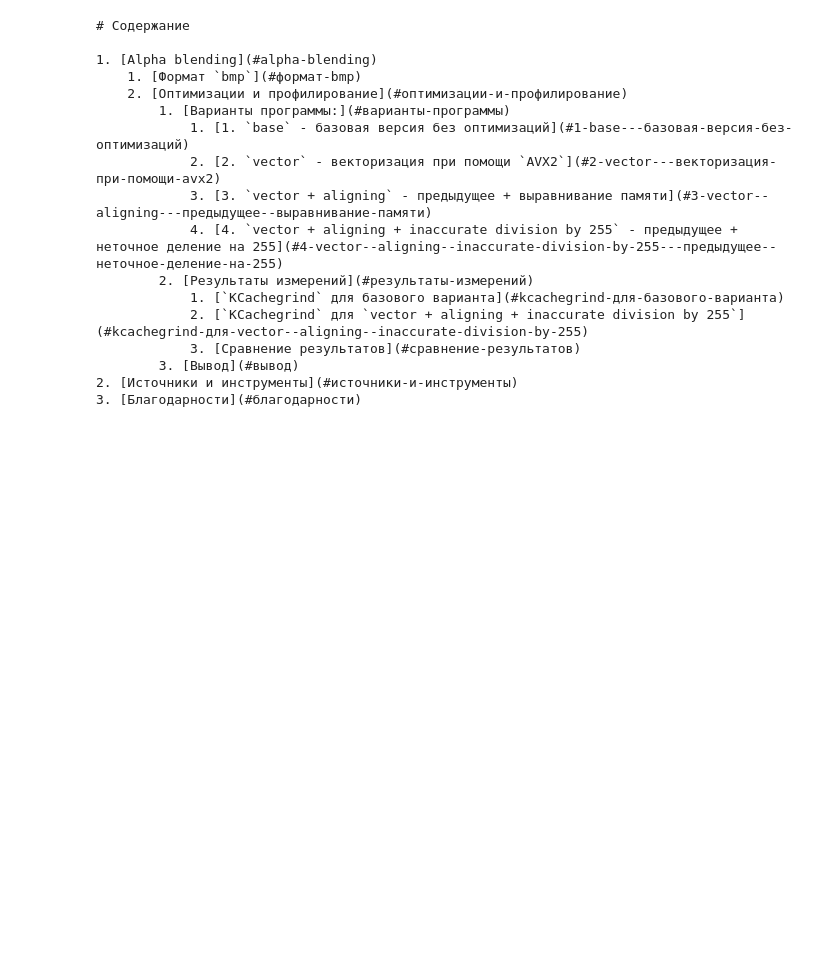
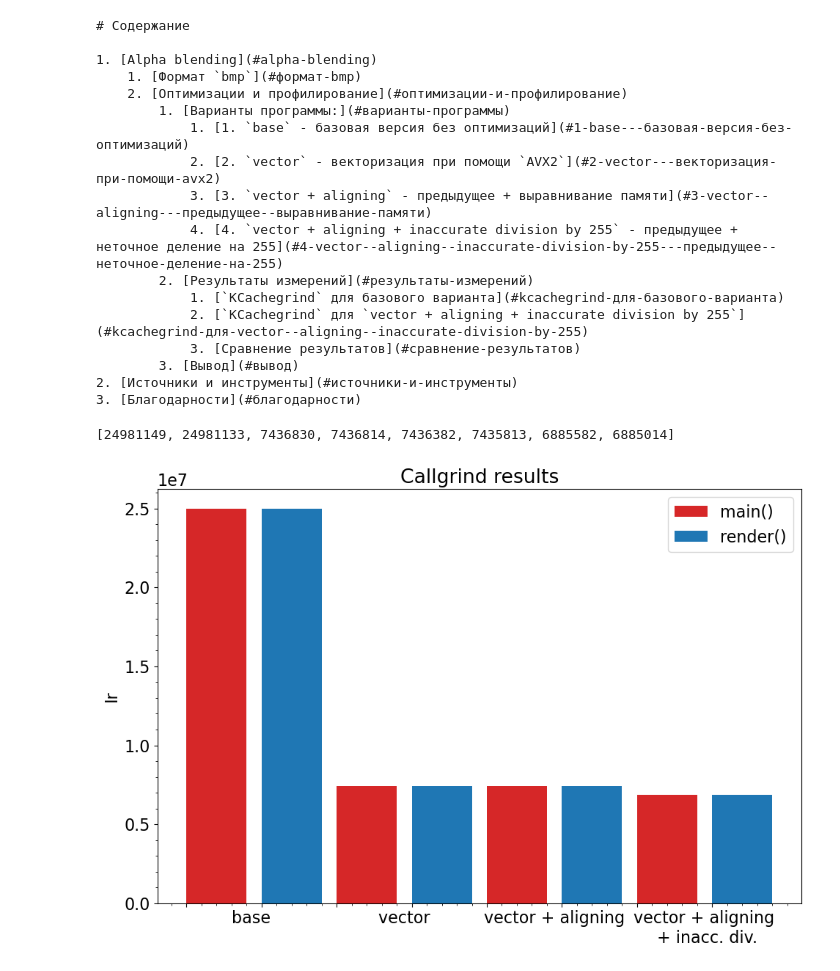
Before and after one commit to ralex2304/AlphaBlend, a Jupyter notebook: tests.ipynb, the cells around one changed output. Cells and saved outputs as stored; diff of their text form; code cells hidden in the pictures; blank space fills up the shorter version.

Commit message:
Bar chart added

```diff
--- a/tests.ipynb
+++ b/tests.ipynb
@@ -128,3 +136,40 @@ print(contents)
         3. [Вывод](#вывод)
 2. [Источники и инструменты](#источники-и-инструменты)
 3. [Благодарности](#благодарности)
+# %%
+mpl.rcParams['font.size'] = 16
+plt.figure(figsize = (10,7), facecolor = "white")
+
+names = ["base    ", "vector   ", "vector + aligning   ", "vector + aligning   \n+ inacc. div.  "]
+
+labels = []
+for i in names:
+    labels.append(" ")
+    labels.append(i)
+    labels.append(" ")
+y = [y_ for y__ in results for y_ in y__]
+
+print(y)
+
+bar_colors = ['tab:red', 'tab:blue']
+
+bars = []
+for i in range(len(y)):
+    bars.append(plt.bar(names[i // 2] if i % 2 == 1 else " " * (i + 1), y[i], color = bar_colors[i % 2], align = 'edge'))
+
+    #if i % 2 == 0:
+        #bars.append(plt.bar(names[i // 2], 1000000, width = 0.000001, visible = False))
+
+plt.legend(["main()", "render()"], loc='upper right')
+
+plt.ylabel("Ir")
+plt.title("Callgrind results")
+
+plt.minorticks_on()
+plt.tight_layout()
+
+plt.savefig("img/perf_bar_chart.png")
+plt.show()
+# %% [output]
+[24981149, 24981133, 7436830, 7436814, 7436382, 7435813, 6885582, 6885014]
+[figure, added]
```
Also changed, not shown: parts of 1 cell of this notebook, 2 other files.
